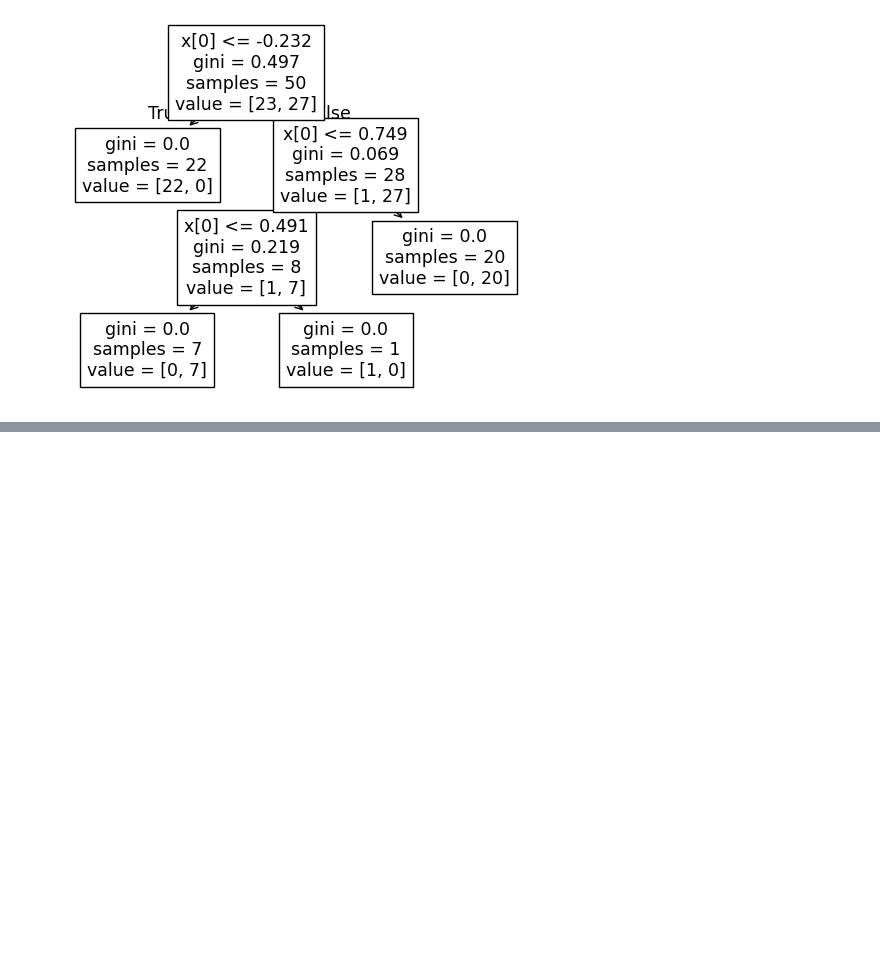
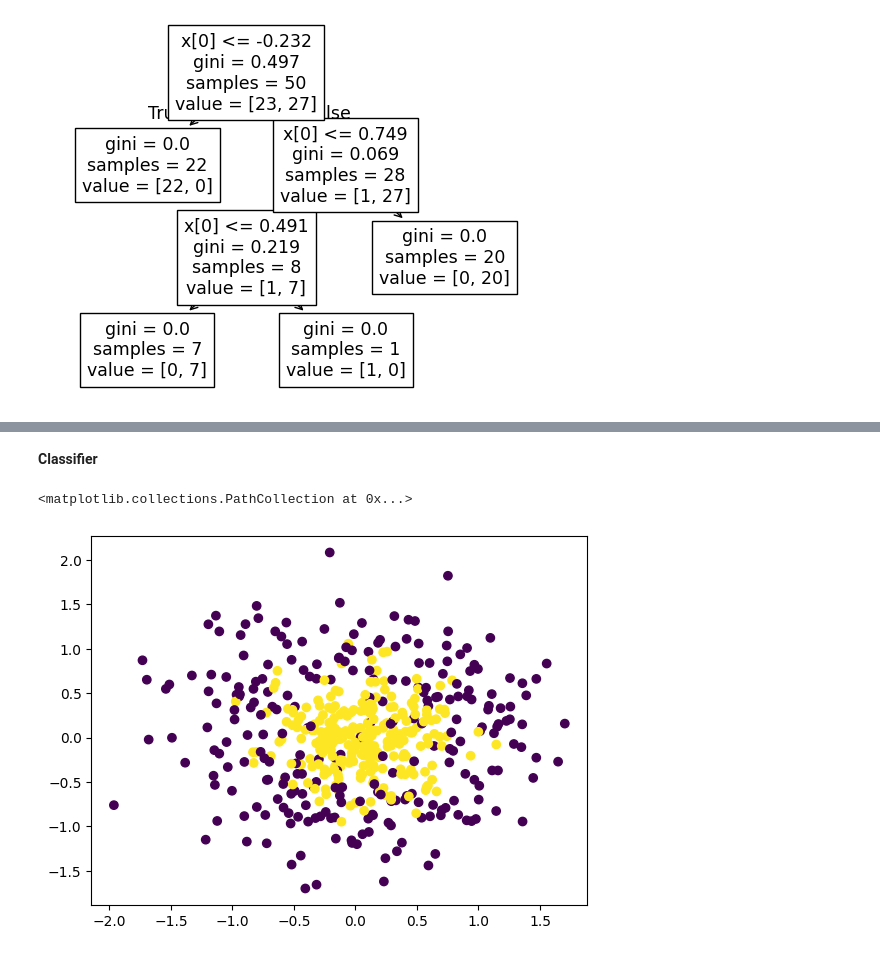
Before and after one commit to Avit-hodibu/Ensemble_learning, a Jupyter notebook: Ensemble_learning.ipynb, the cells around one changed output, grey strips where cells are left out. Drawn from its saved outputs; the diff is of its cells as text; code cells hidden in the pictures; blank space fills up the shorter version.

Commit message:
Bagging vs Random forest

```diff
--- a/Ensemble_learning.ipynb
+++ b/Ensemble_learning.ipynb
@@ -652,0 +669,2 @@ plot_tree(clf3)
+# %% [markdown]
+**Classifier**
@@ -652,0 +676,9 @@ plot_tree(clf3)
+# %%
+np.random.seed(42)
+X, y = make_circles(n_samples=500, factor=0.1, noise=0.35, random_state=42)
+X_train, X_test, y_train, y_test = train_test_split(X, y, test_size=0.2)
+# %%
+plt.scatter(X[:,0],X[:,1],c=y)
+# %% [output]
+<matplotlib.collections.PathCollection at 0x...>
+[figure, added]
```
Also changed, not shown: parts of 15 cells of this notebook.
